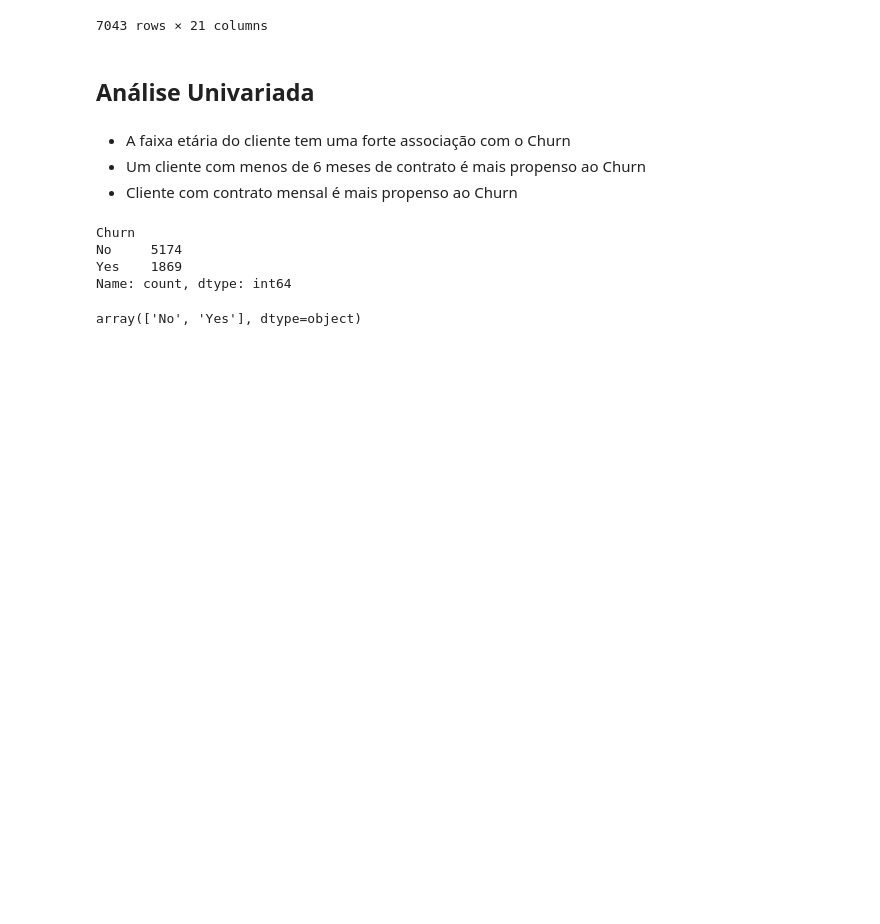
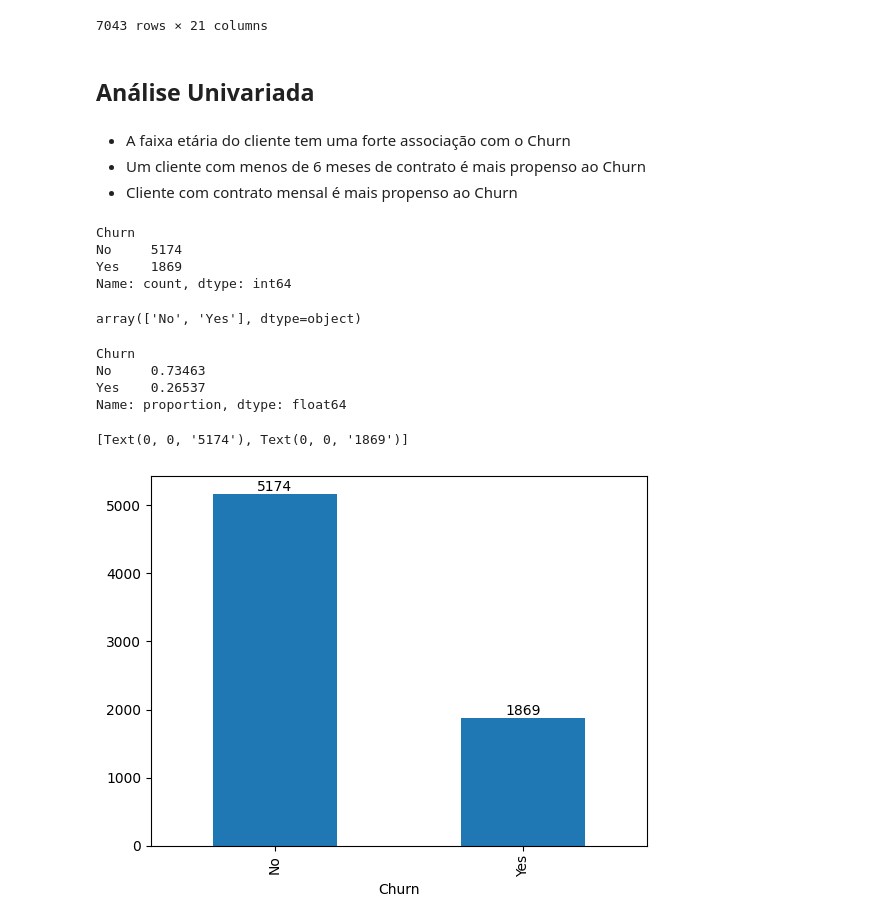
Before and after one commit to LucaPinheiro/telecom-eda-churn, a Jupyter notebook: eda-churn.ipynb, the cells around one changed output. Cells and saved outputs as stored; diff of their text form; code cells hidden in the pictures; blank space fills up the shorter version.

Commit message:
chore: Update EDA code for churn dataset

```diff
--- a/eda-churn.ipynb
+++ b/eda-churn.ipynb
@@ -462,3 +463,18 @@ df_churn.Churn.unique()
 array(['No', 'Yes'], dtype=object)
 # %%
 # Como é a distribuição de Clientes (percentualmente falando) que abandonaram ou continua, ativos
+# Em %
+df_churn.Churn.value_counts(normalize=True)
+# %% [output]
+Churn
+No     0.73463
+Yes    0.26537
+Name: proportion, dtype: float64
+# %%
+# Plot distribuição Churn (Quantidade)
+ax = df_churn.Churn.value_counts().plot.bar()
+
+ax.bar_label(ax.containers[0])
+# %% [output]
+[Text(0, 0, '5174'), Text(0, 0, '1869')]
+[figure, added]
```
Also changed, not shown: parts of 2 cells of this notebook.
